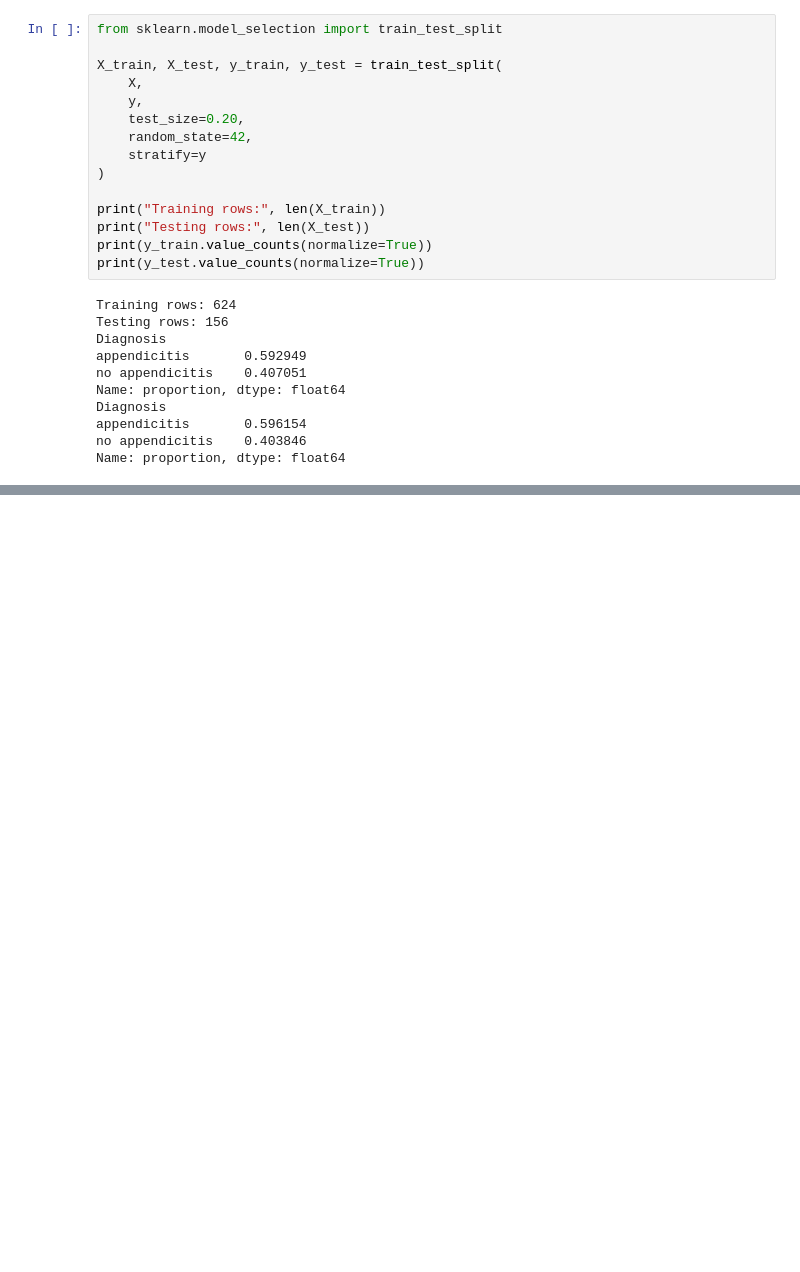
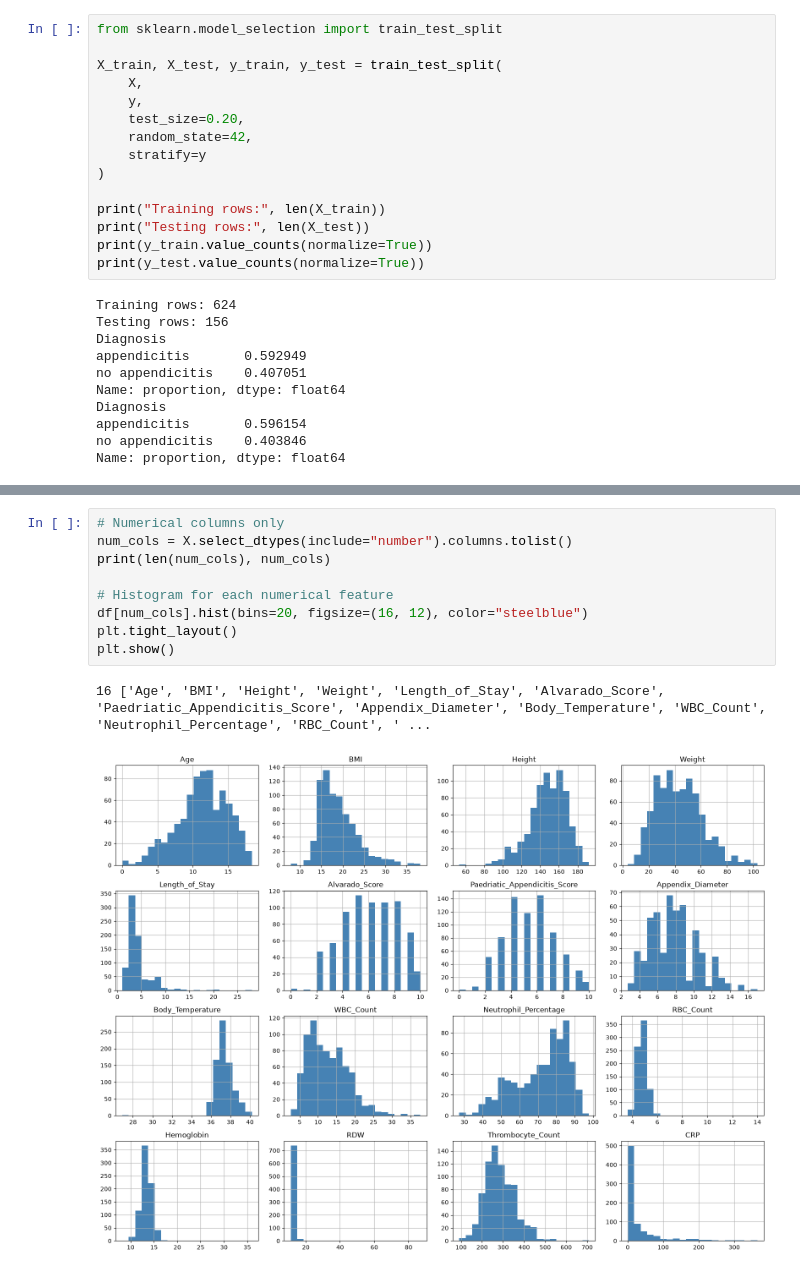
Before and after one commit to Mil9nn/pediatric-appendicitis-ml, a Jupyter notebook: main.ipynb, the cells around one changed output, grey strips where cells are left out. Saved outputs shown, nothing was run; the diff lists cells and outputs as text; blank space fills up the shorter version.

```diff
--- a/main.ipynb
+++ b/main.ipynb
@@ -144,0 +157,12 @@ Name: proportion, dtype: float64
+# %%
+# Numerical columns only
+num_cols = X.select_dtypes(include="number").columns.tolist()
+print(len(num_cols), num_cols)
+
+# Histogram for each numerical feature
+df[num_cols].hist(bins=20, figsize=(16, 12), color="steelblue")
+plt.tight_layout()
+plt.show()
+# %% [output]
+16 ['Age', 'BMI', 'Height', 'Weight', 'Length_of_Stay', 'Alvarado_Score', 'Paedriatic_Appendicitis_Score', 'Appendix_Diameter', 'Body_Temperature', 'WBC_Count', 'Neutrophil_Percentage', 'RBC_Count', ' ...
+[figure, added]
```
Also changed, not shown: parts of 15 cells of this notebook.
